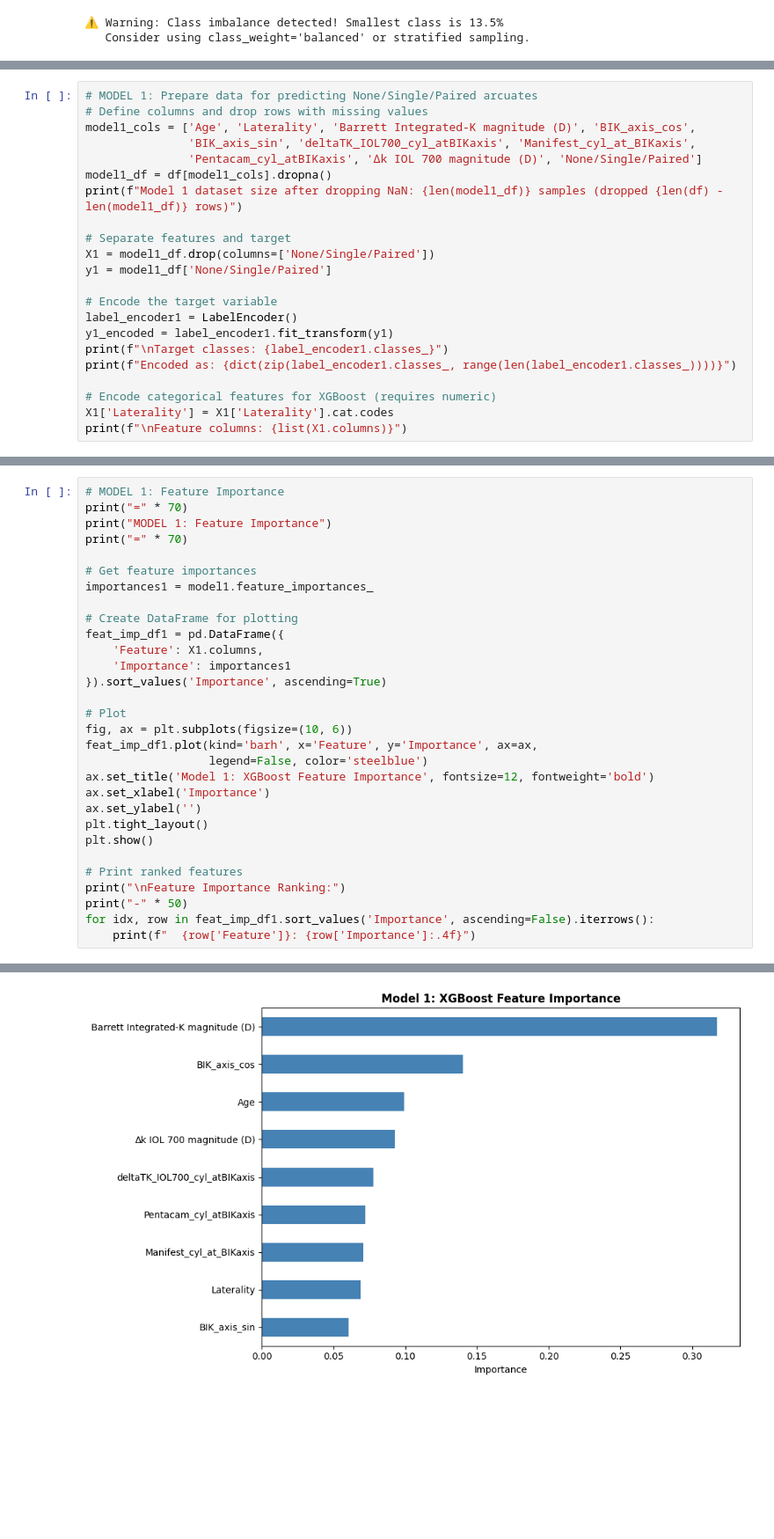
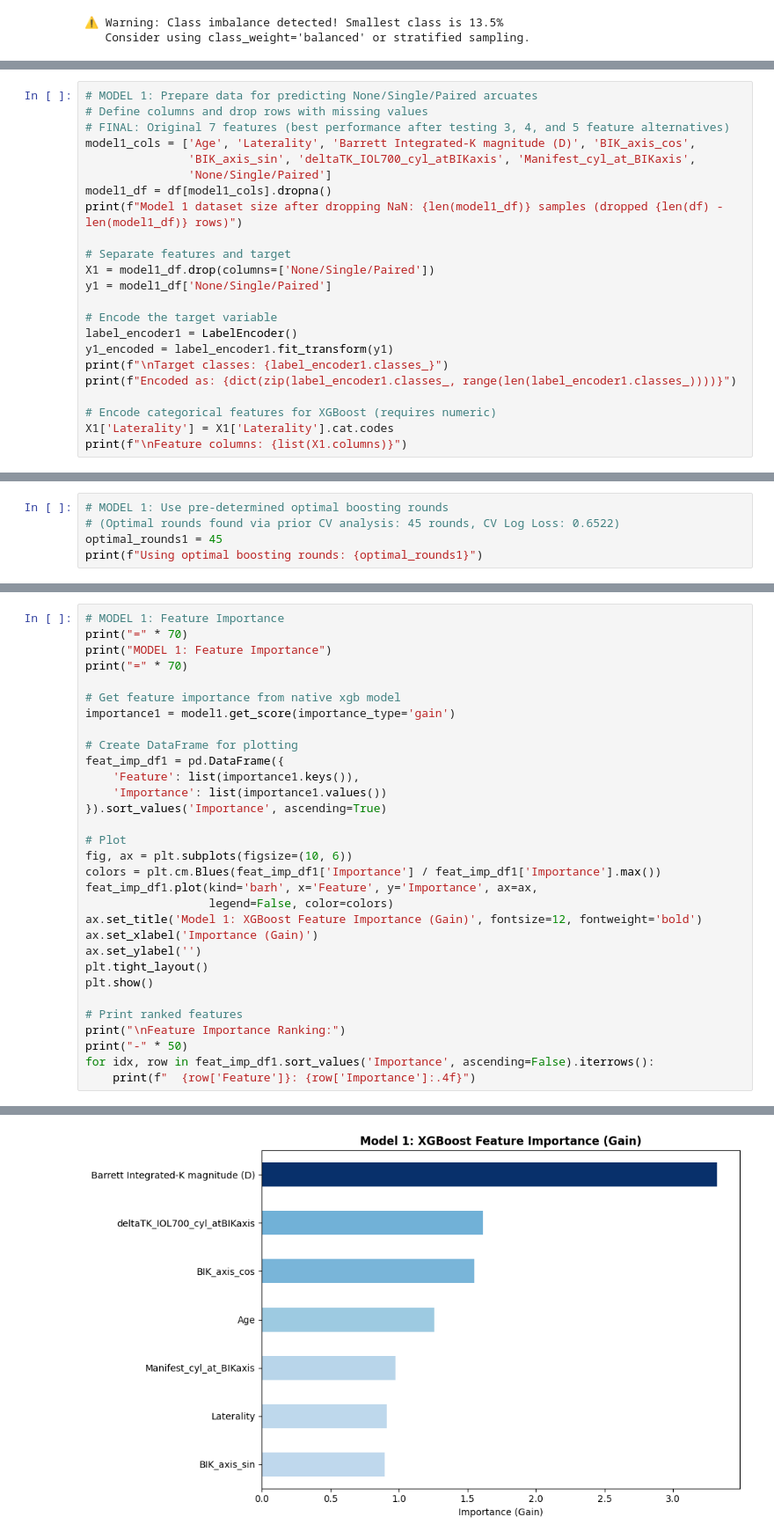
Before and after one commit to wak1616/warringdemo, a Jupyter notebook: data_notebook.ipynb, the cells around one changed output, grey strips where cells are left out. Shown at 88% size. Saved outputs shown, nothing was run; the diff lists cells and outputs as text; blank space fills up the shorter version.

```diff
--- a/data_notebook.ipynb
+++ b/data_notebook.ipynb
@@ -283,9 +325,10 @@ warnings.filterwarnings('ignore')
 # %%
 # MODEL 1: Prepare data for predicting None/Single/Paired arcuates
 # Define columns and drop rows with missing values
+# FINAL: Original 7 features (best performance after testing 3, 4, and 5 feature alternatives)
 model1_cols = ['Age', 'Laterality', 'Barrett Integrated-K magnitude (D)', 'BIK_axis_cos',
                'BIK_axis_sin', 'deltaTK_IOL700_cyl_atBIKaxis', 'Manifest_cyl_at_BIKaxis',
-               'Pentacam_cyl_atBIKaxis', '∆k IOL 700 magnitude (D)', 'None/Single/Paired']
+               'None/Single/Paired']
 model1_df = df[model1_cols].dropna()
 print(f"Model 1 dataset size after dropping NaN: {len(model1_df)} samples (dropped {len(df) - len(model1_df)} rows)")
 
@@ -363,0 +411,5 @@ Test set: 284 samples
+# %%
+# MODEL 1: Use pre-determined optimal boosting rounds
+# (Optimal rounds found via prior CV analysis: 45 rounds, CV Log Loss: 0.6522)
+optimal_rounds1 = 45
+print(f"Using optimal boosting rounds: {optimal_rounds1}")
@@ -421,37 +490,38 @@ weighted avg       0.67      0.67      0.67       284
 # %%
 # MODEL 1: Feature Importance
 print("=" * 70)
 print("MODEL 1: Feature Importance")
 print("=" * 70)
 
-# Get feature importances
-importances1 = model1.feature_importances_
+# Get feature importance from native xgb model
+importance1 = model1.get_score(importance_type='gain')
 
 # Create DataFrame for plotting
 feat_imp_df1 = pd.DataFrame({
-    'Feature': X1.columns,
-    'Importance': importances1
+    'Feature': list(importance1.keys()),
+    'Importance': list(importance1.values())
 }).sort_values('Importance', ascending=True)
 
 # Plot
 fig, ax = plt.subplots(figsize=(10, 6))
+colors = plt.cm.Blues(feat_imp_df1['Importance'] / feat_imp_df1['Importance'].max())
 feat_imp_df1.plot(kind='barh', x='Feature', y='Importance', ax=ax,
-                  legend=False, color='steelblue')
-ax.set_title('Model 1: XGBoost Feature Importance', fontsize=12, fontweight='bold')
-ax.set_xlabel('Importance')
+                  legend=False, color=colors)
+ax.set_title('Model 1: XGBoost Feature Importance (Gain)', fontsize=12, fontweight='bold')
+ax.set_xlabel('Importance (Gain)')
 ax.set_ylabel('')
 plt.tight_layout()
 plt.show()
 
 # Print ranked features
 print("\nFeature Importance Ranking:")
 print("-" * 50)
 for idx, row in feat_imp_df1.sort_values('Importance', ascending=False).iterrows():
     print(f"  {row['Feature']}: {row['Importance']:.4f}")
 # %% [output]
 ======================================================================
 MODEL 1: Feature Importance
 ======================================================================
-[figure, old version]
+[figure, new version]
 Feature Importance Ranking:
 --------------------------------------------------
```
Also changed, not shown: parts of 39 cells of this notebook, 14 other files.
